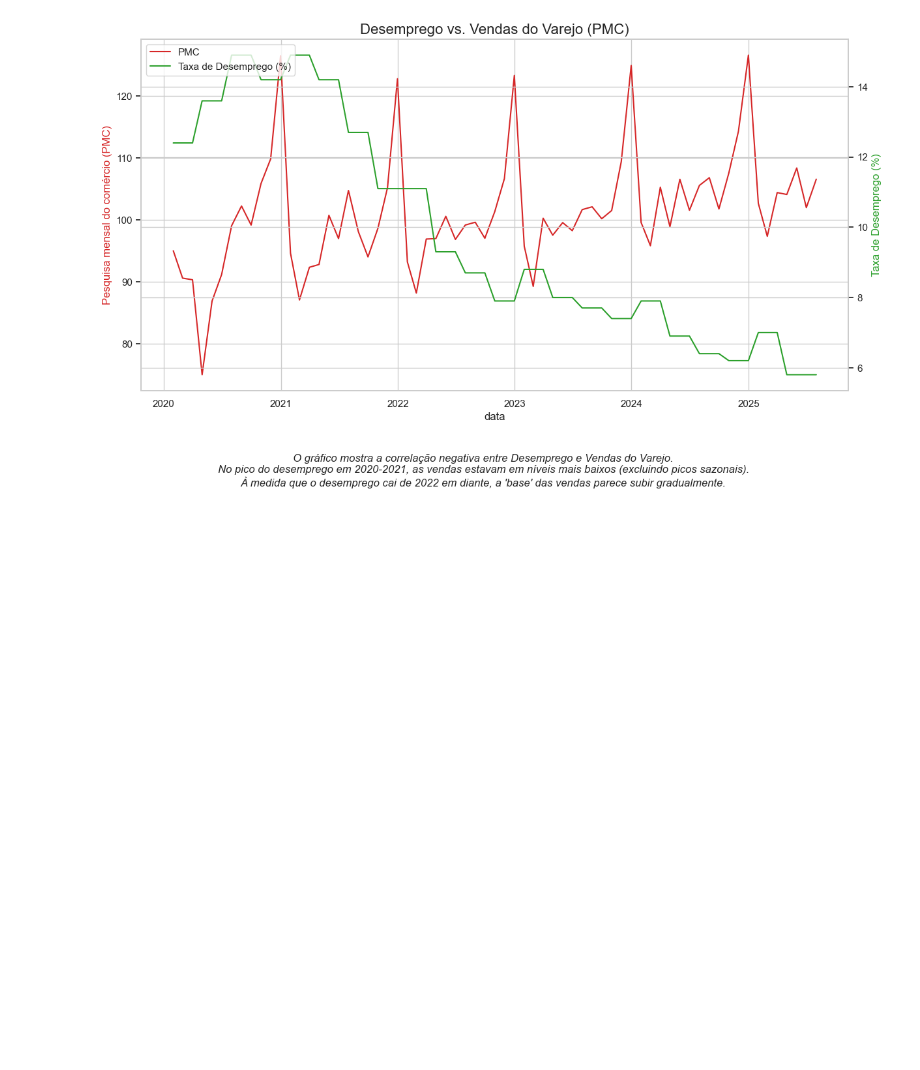
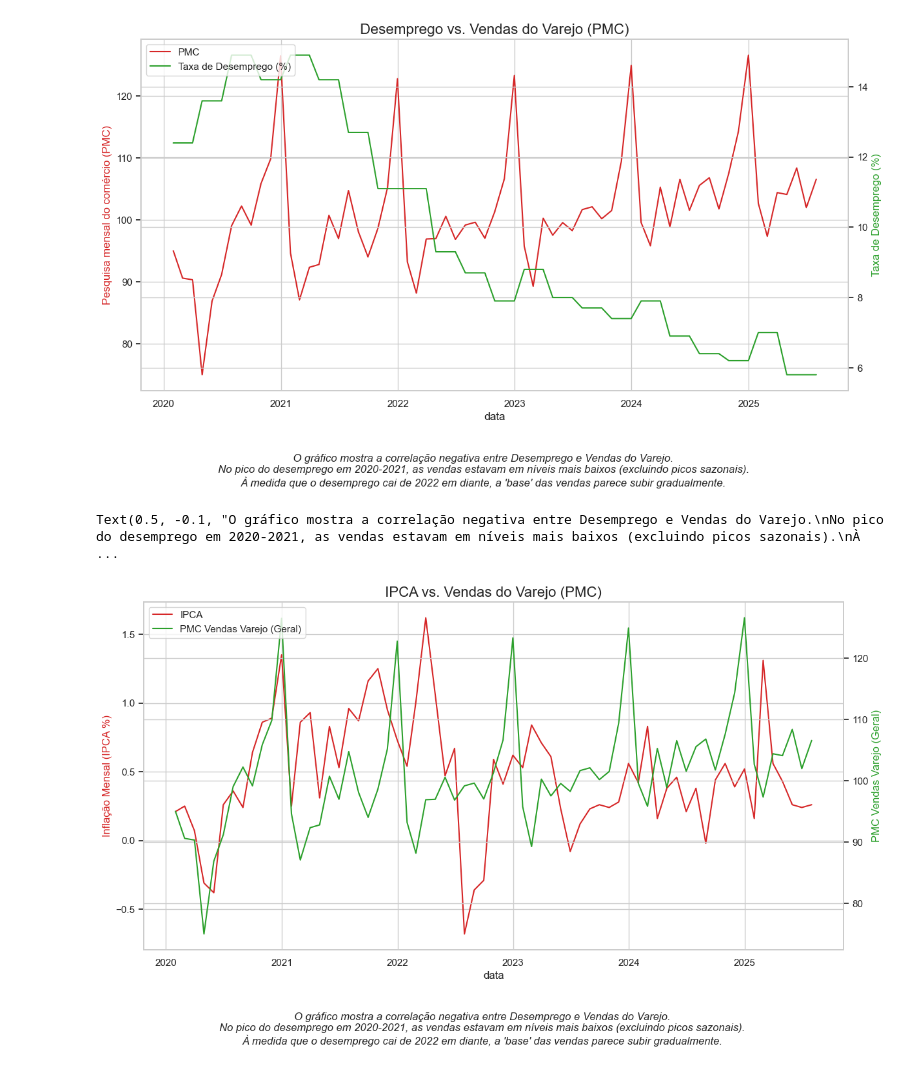
Before and after one commit to ThiagoPBorges/E-commerce-Macroeconomia-BR, a Jupyter notebook: notebooks_/03_exploratory_data_analysis.ipynb, the cells around one changed output. Drawn from its saved outputs; the diff is of its cells as text; code cells hidden in the pictures; blank space fills up the shorter version.

```diff
--- a/notebooks_/03_exploratory_data_analysis.ipynb
+++ b/notebooks_/03_exploratory_data_analysis.ipynb
@@ -275,3 +277,53 @@ fig.text(
 # %% [output]
 Text(0.5, -0.1, "O gráfico mostra a correlação negativa entre Desemprego e Vendas do Varejo.\nNo pico do desemprego em 2020-2021, as vendas estavam em níveis mais baixos (excluindo picos sazonais).\nÀ ...
 [figure]
+# %%
+fig, ax1 = plt.subplots(figsize = (14,7))
+
+# --- Eixo 1 : Selic (Esquerda)
+cor_ipca = 'tab:red'
+ax1.set_xlabel('data')
+ax1.set_ylabel('Inflação Mensal (IPCA %)', color = cor_ipca)
+
+ax1.plot(
+    df.index,
+    df['ipca_variacao_mensal'],
+    color = cor_ipca,
+    label = 'IPCA'
+)
+
+# --- Eixo 2 : PMC (Direita)
+ax2 = ax1.twinx()
+cor_ax2 = 'tab:green'
+ax2.set_ylabel('PMC Vendas Varejo (Geral)', color=cor_ax2)
+
+ax2.plot(
+        df.index,
+        df['pmc_vendas_varejo'],
+        color= cor_ax2,
+        label= 'PMC Vendas Varejo (Geral)'
+)
+
+plt.title('IPCA vs. Vendas do Varejo (PMC)', fontsize=16)
+
+# Adiciona a legenda (pegando labels de ambos os eixos)
+lines1, labels1 = ax1.get_legend_handles_labels()
+lines2, labels2 = ax2.get_legend_handles_labels()
+ax2.legend(lines1 + lines2, labels1 + labels2, loc='upper left')
+
+conclusão_ipca_pmc = (
+    "O gráfico mostra a correlação aparentemente positiva entre Desemprego e Vendas do Varejo, entretanto isso é consequência da visualização da sazonalidade.\n"
+    "A sazonalidade é clara nos inícios e fim do ano, por conta de reajustes, períodos festivos...\n"
+    "Entretanto o modelo de correlação que utilizamos acima, utiliza a méida da correlações, que no fim é perto ao zero."
+)
+
+fig.text(
+    0.5,
+    -0.1,
+    conclusão_desemprego_pmc,
+    ha='center',
+    style='italic'
+)
+# %% [output]
+Text(0.5, -0.1, "O gráfico mostra a correlação negativa entre Desemprego e Vendas do Varejo.\nNo pico do desemprego em 2020-2021, as vendas estavam em níveis mais baixos (excluindo picos sazonais).\nÀ ...
+[figure, added]
```
Also changed, not shown: parts of 5 cells of this notebook.
